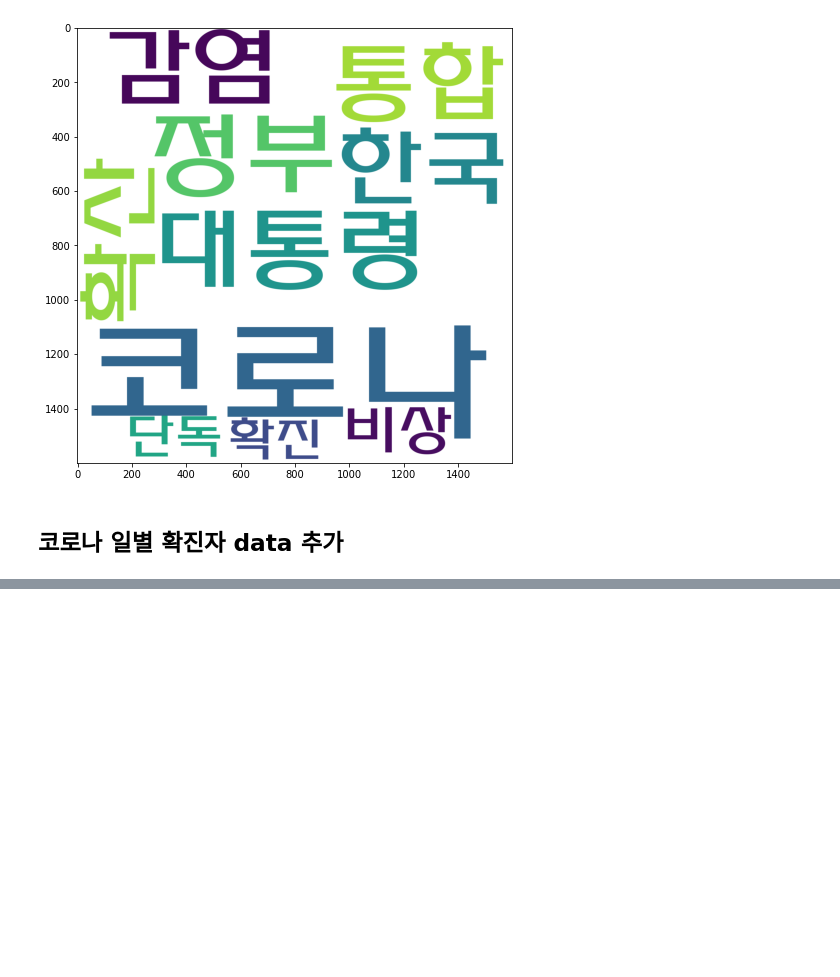
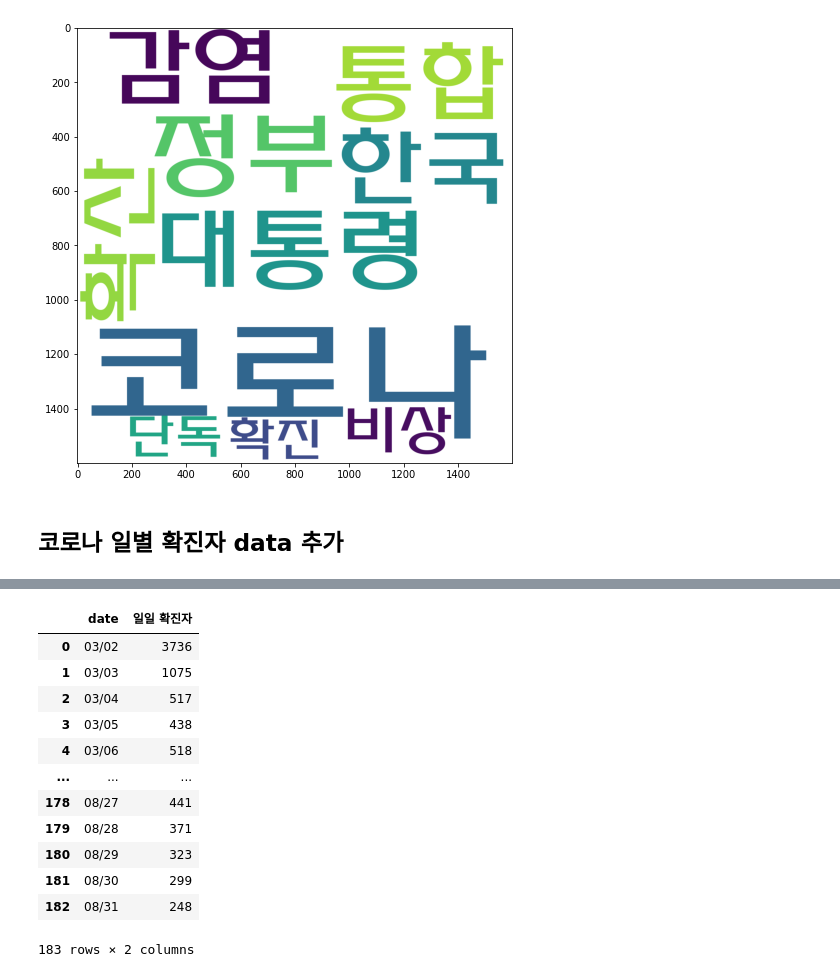
Before and after one commit to Hyun-Jun-Lee/News_Analysis, a Jupyter notebook: text_analysist.ipynb, the cells around one changed output, grey strips where cells are left out. Saved outputs shown, nothing was run; the diff lists cells and outputs as text; code cells hidden in the pictures; blank space fills up the shorter version.

```diff
--- a/text_analysist.ipynb
+++ b/text_analysist.ipynb
@@ -227,0 +230,19 @@ covid
+# %%
+# 'date' 컬럼 datetime 형으로 변환 후 월일 형태로
+covid['date'] = pd.to_datetime(covid['date'])
+covid['date'] = covid['date'].dt.strftime('%m/%d')
+covid
+# %% [output]
+|  | date | 일일 확진자 |
+| 0 | 03/02 | 3736 |
+| 1 | 03/03 | 1075 |
+| 2 | 03/04 | 517 |
+| 3 | 03/05 | 438 |
+| 4 | 03/06 | 518 |
+| ... | ... | ... |
+| 178 | 08/27 | 441 |
+| 179 | 08/28 | 371 |
+| 180 | 08/29 | 323 |
+| 181 | 08/30 | 299 |
+| 182 | 08/31 | 248 |
+183 rows × 2 columns
```
Also changed, not shown: parts of 3 cells of this notebook.
